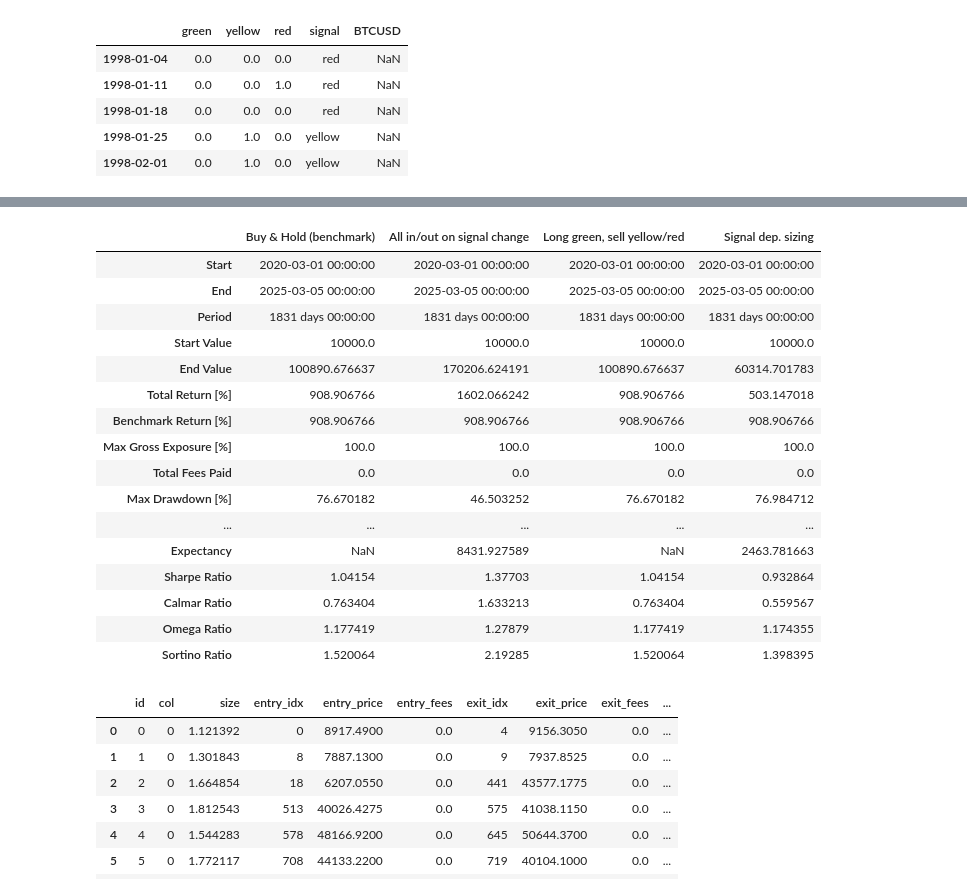
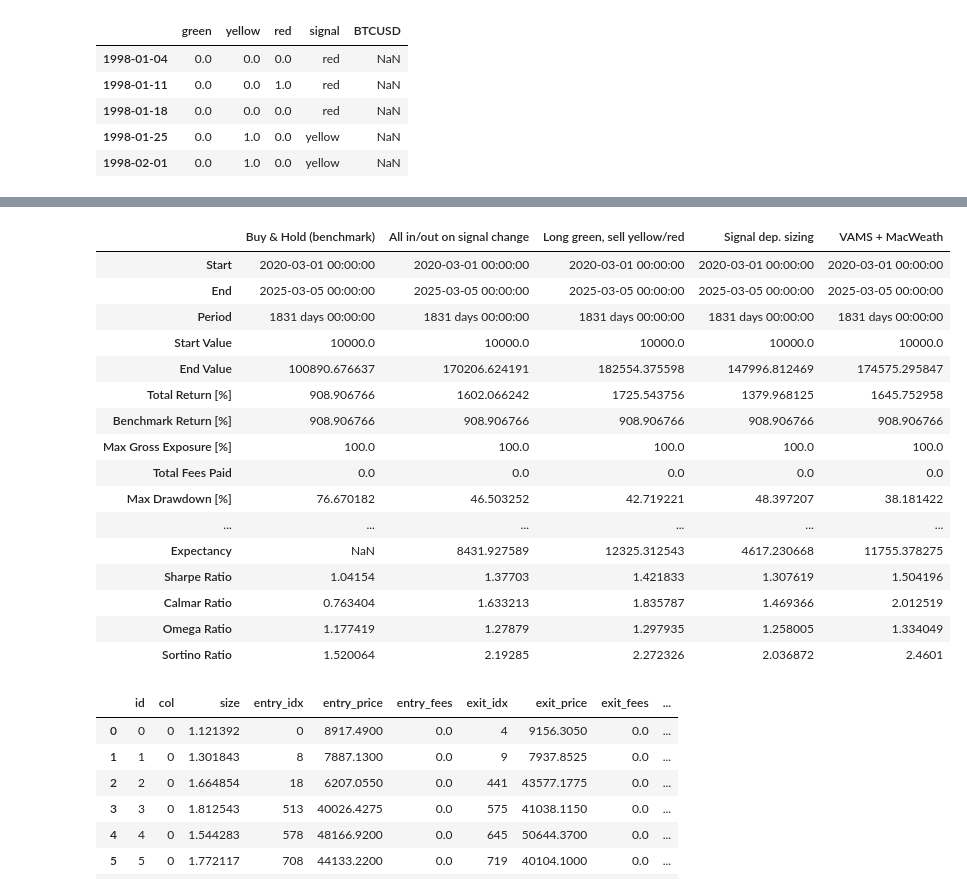
Before and after one commit to HelloThereMatey/vbt_tax, a Jupyter notebook: vbt_bitty_42Macro.ipynb, the cells around one changed output, grey strips where cells are left out. Drawn from its saved outputs; the diff is of its cells as text; code cells hidden in the pictures.

```diff
--- a/vbt_bitty_42Macro.ipynb
+++ b/vbt_bitty_42Macro.ipynb
@@ -40,5 +43,5 @@ datetime
 Freq: W-SUN, Name: price_usd_close, Length: 775, dtype: float64
 # %%
-vams_data = pd.read_excel("/Users/jamesbishop/Documents/Financial/Investment/MACRO_STUDIES/CapWars_GLI/42M_BTC_VAMS.xlsx", index_col=0, parse_dates=True)
+vams_data = pd.read_excel("C:\\Users\\OtherCat\\Documents\\Code\\vbt_tax\\42M_BTC_VAMS.xlsx  ", index_col=0, parse_dates=True)
 vams_data = vams_data.ffill().bfill()
 # %%
@@ -167,7 +175,7 @@ orders_regime = orders_regime.shift(1)
 if signal.iloc[0] == "green":
     orders_regime.iloc[0] = 1
 size = clean_orders(orders).replace(-1, 0)
-orders_regime = clean_orders(orders_regime).replace(-1, 0)
+# orders_regime = clean_orders(orders_regime)
 
 size_diff = create_size_diff(signal).shift(1)
 size_diff.iloc[0] = 1
@@ -175,5 +183,6 @@ size_diff.iloc[0] = 1
 # Combine everything into the checkit DataFrame
 checkit = pd.concat([entries1, exits1, orders, size, orders_regime, size_diff, signal, price], axis=1).reset_index()
 checkit.columns = ['date','entries', 'exits', 'orders', 'size', 'orders_regime', 'size_diff', 'signal', 'price']
-checkit.head(15)
+checkit.set_index('date', inplace=True, drop=True)
+checkit
 # %% [output]
@@ -195,0 +221,7 @@ checkit.head(15)
+# %%
+mad_sig = mw_recent["macWeath_coefficient"].copy()
+mad_sig = mad_sig.reindex(index = checkit.index, method = "ffill")
+#checkit = pd.concat([checkit, mad_sig], axis=1)
+checkit["42M_KISS_Siggie"] = checkit["orders_regime"]* checkit["macWeath_coefficient"]
+#checkit.drop(columns={"macWeath_coefficient"}, inplace=True)
+ordat = checkit["42M_KISS_Siggie"]
@@ -236,28 +282,37 @@ cpf_fo = vbt.Portfolio.from_orders(
     init_cash=10000,
     freq='1D'
 )
+
+full_sig = vbt.Portfolio.from_orders(
+    price,
+    size=checkit["42M_KISS_Siggie"],
+    direction="longonly",
+    size_type="targetpercent",
+    init_cash=10000,
+    freq='1D'
+)
 # %%
-fullstats = pd.concat([bh_pf.stats(), inout_ords.stats(), less_ords.stats(), cpf_fo.stats()], axis=1)
-fullstats.columns = ['Buy & Hold (benchmark)',  'All in/out on signal change', 'Long green, sell yellow/red', "Signal dep. sizing"]
+fullstats = pd.concat([bh_pf.stats(), inout_ords.stats(), less_ords.stats(), cpf_fo.stats(), full_sig.stats()], axis=1)
+fullstats.columns = ['Buy & Hold (benchmark)',  'All in/out on signal change', 'Long green, sell yellow/red', "Signal dep. sizing", "VAMS + MacWeath"]
 fullstats
 # %% [output]
-|  | Buy & Hold (benchmark) | All in/out on signal change | Long green, sell yellow/red | Signal dep. sizing |
-| Start | 2020-03-01 00:00:00 | 2020-03-01 00:00:00 | 2020-03-01 00:00:00 | 2020-03-01 00:00:00 |
-| End | 2025-03-05 00:00:00 | 2025-03-05 00:00:00 | 2025-03-05 00:00:00 | 2025-03-05 00:00:00 |
-| Period | 1831 days 00:00:00 | 1831 days 00:00:00 | 1831 days 00:00:00 | 1831 days 00:00:00 |
-| Start Value | 10000.0 | 10000.0 | 10000.0 | 10000.0 |
-| End Value | 100890.676637 | 170206.624191 | 100890.676637 | 60314.701783 |
-| Total Return [%] | 908.906766 | 1602.066242 | 908.906766 | 503.147018 |
-| Benchmark Return [%] | 908.906766 | 908.906766 | 908.906766 | 908.906766 |
-| Max Gross Exposure [%] | 100.0 | 100.0 | 100.0 | 100.0 |
-| Total Fees Paid | 0.0 | 0.0 | 0.0 | 0.0 |
-| Max Drawdown [%] | 76.670182 | 46.503252 | 76.670182 | 76.984712 |
-| ... | ... | ... | ... | ... |
-| Expectancy | NaN | 8431.927589 | NaN | 2463.781663 |
-| Sharpe Ratio | 1.04154 | 1.37703 | 1.04154 | 0.932864 |
-| Calmar Ratio | 0.763404 | 1.633213 | 0.763404 | 0.559567 |
-| Omega Ratio | 1.177419 | 1.27879 | 1.177419 | 1.174355 |
-| Sortino Ratio | 1.520064 | 2.19285 | 1.520064 | 1.398395 |
+|  | Buy & Hold (benchmark) | All in/out on signal change | Long green, sell yellow/red | Signal dep. sizing | VAMS + MacWeath |
+| Start | 2020-03-01 00:00:00 | 2020-03-01 00:00:00 | 2020-03-01 00:00:00 | 2020-03-01 00:00:00 | 2020-03-01 00:00:00 |
+| End | 2025-03-05 00:00:00 | 2025-03-05 00:00:00 | 2025-03-05 00:00:00 | 2025-03-05 00:00:00 | 2025-03-05 00:00:00 |
+| Period | 1831 days 00:00:00 | 1831 days 00:00:00 | 1831 days 00:00:00 | 1831 days 00:00:00 | 1831 days 00:00:00 |
+| Start Value | 10000.0 | 10000.0 | 10000.0 | 10000.0 | 10000.0 |
+| End Value | 100890.676637 | 170206.624191 | 182554.375598 | 147996.812469 | 174575.295847 |
+| Total Return [%] | 908.906766 | 1602.066242 | 1725.543756 | 1379.968125 | 1645.752958 |
+| Benchmark Return [%] | 908.906766 | 908.906766 | 908.906766 | 908.906766 | 908.906766 |
+| Max Gross Exposure [%] | 100.0 | 100.0 | 100.0 | 100.0 | 100.0 |
+| Total Fees Paid | 0.0 | 0.0 | 0.0 | 0.0 | 0.0 |
+| Max Drawdown [%] | 76.670182 | 46.503252 | 42.719221 | 48.397207 | 38.181422 |
+| ... | ... | ... | ... | ... | ... |
+| Expectancy | NaN | 8431.927589 | 12325.312543 | 4617.230668 | 11755.378275 |
+| Sharpe Ratio | 1.04154 | 1.37703 | 1.421833 | 1.307619 | 1.504196 |
+| Calmar Ratio | 0.763404 | 1.633213 | 1.835787 | 1.469366 | 2.012519 |
+| Omega Ratio | 1.177419 | 1.27879 | 1.297935 | 1.258005 | 1.334049 |
+| Sortino Ratio | 1.520064 | 2.19285 | 2.272326 | 2.036872 | 2.4601 |
 # %%
 less_ords.trades.records
 # %% [output]
```
Also changed, not shown: parts of 36 cells of this notebook, 3 other files.
